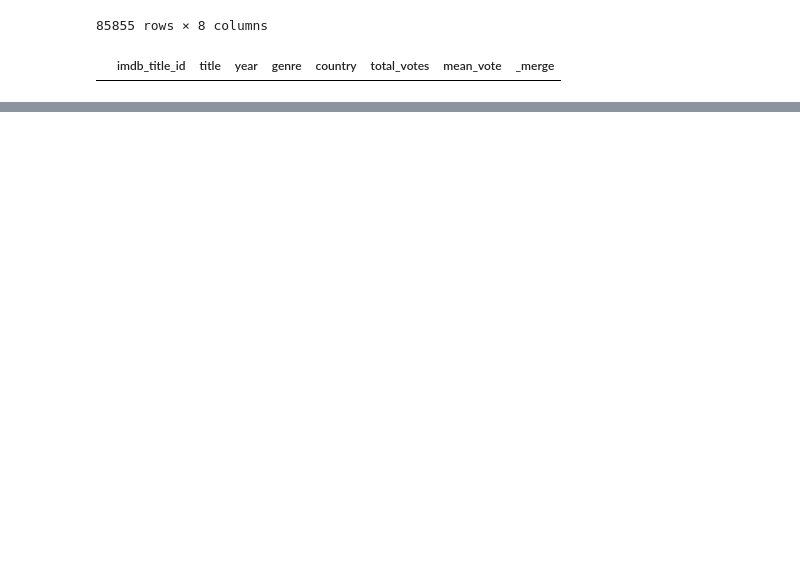
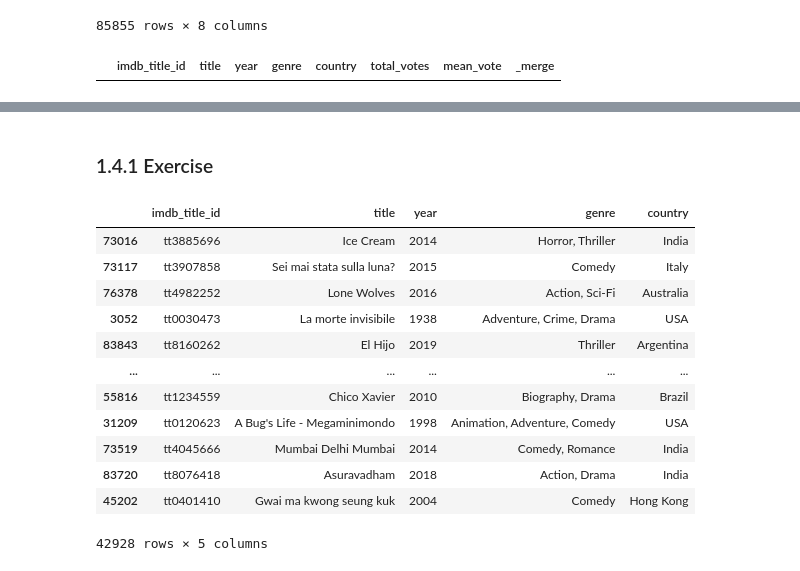
Before and after one commit to 0xazaka/data_science_learning, a Jupyter notebook: 08_merging_and_concatenating_dfs/joins.ipynb, the cells around one changed output, grey strips where cells are left out. Drawn from its saved outputs; the diff is of its cells as text; code cells hidden in the pictures; blank space fills up the shorter version.

```diff
--- a/08_merging_and_concatenating_dfs/joins.ipynb
+++ b/08_merging_and_concatenating_dfs/joins.ipynb
@@ -205,0 +216,21 @@ df_movies.merge(df_ratings, on='imdb_title_id', how='outer', indicator=True).que
+# %% [markdown]
+### 1.4.1 Exercise
+# %%
+# extract a 50% sample of the df_movies dataframe
+
+df_movies_sample = df_movies.sample(frac=0.5)
+df_movies_sample
+# %% [output]
+|  | imdb_title_id | title | year | genre | country |
+| 73016 | tt3885696 | Ice Cream | 2014 | Horror, Thriller | India |
+| 73117 | tt3907858 | Sei mai stata sulla luna? | 2015 | Comedy | Italy |
+| 76378 | tt4982252 | Lone Wolves | 2016 | Action, Sci-Fi | Australia |
+| 3052 | tt0030473 | La morte invisibile | 1938 | Adventure, Crime, Drama | USA |
+| 83843 | tt8160262 | El Hijo | 2019 | Thriller | Argentina |
+| ... | ... | ... | ... | ... | ... |
+| 55816 | tt1234559 | Chico Xavier | 2010 | Biography, Drama | Brazil |
+| 31209 | tt0120623 | A Bug's Life - Megaminimondo | 1998 | Animation, Adventure, Comedy | USA |
+| 73519 | tt4045666 | Mumbai Delhi Mumbai | 2014 | Comedy, Romance | India |
+| 83720 | tt8076418 | Asuravadham | 2018 | Action, Drama | India |
+| 45202 | tt0401410 | Gwai ma kwong seung kuk | 2004 | Comedy | Hong Kong |
+42928 rows × 5 columns
```
Also changed, not shown: parts of 11 cells of this notebook.
